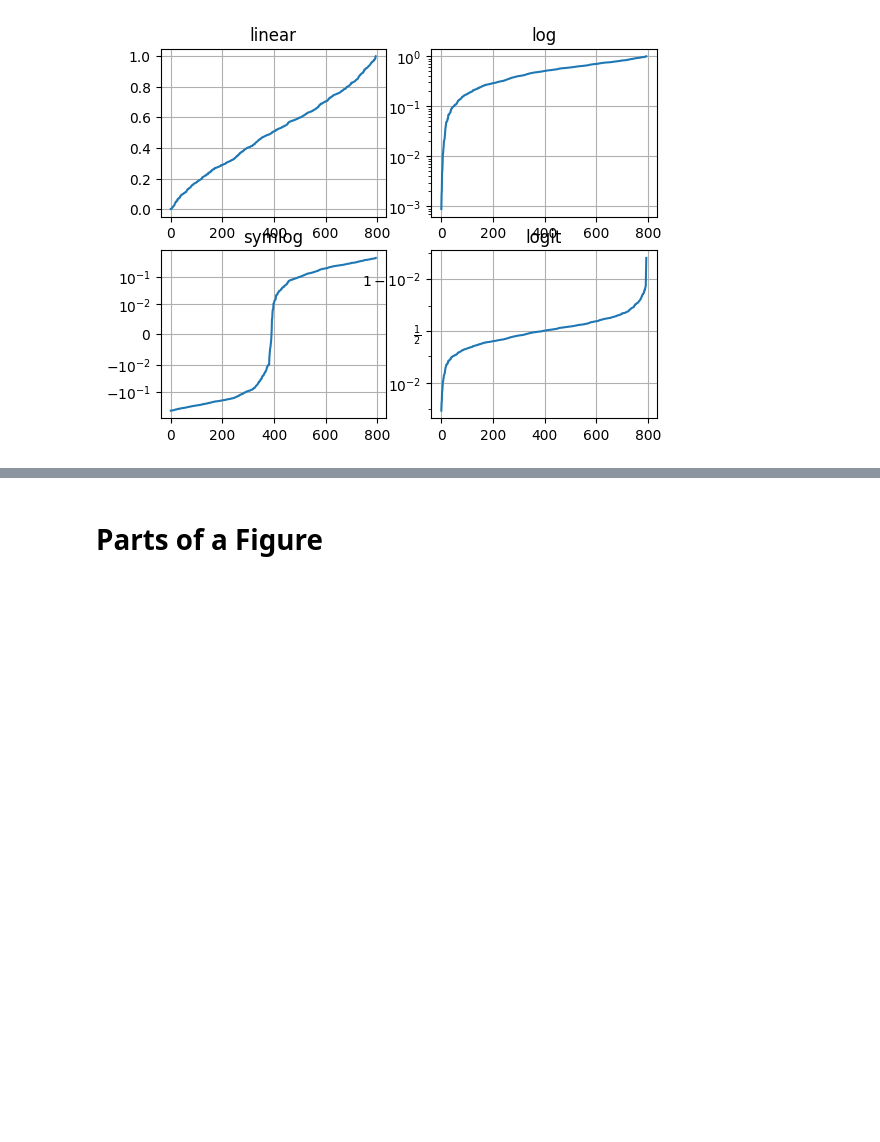
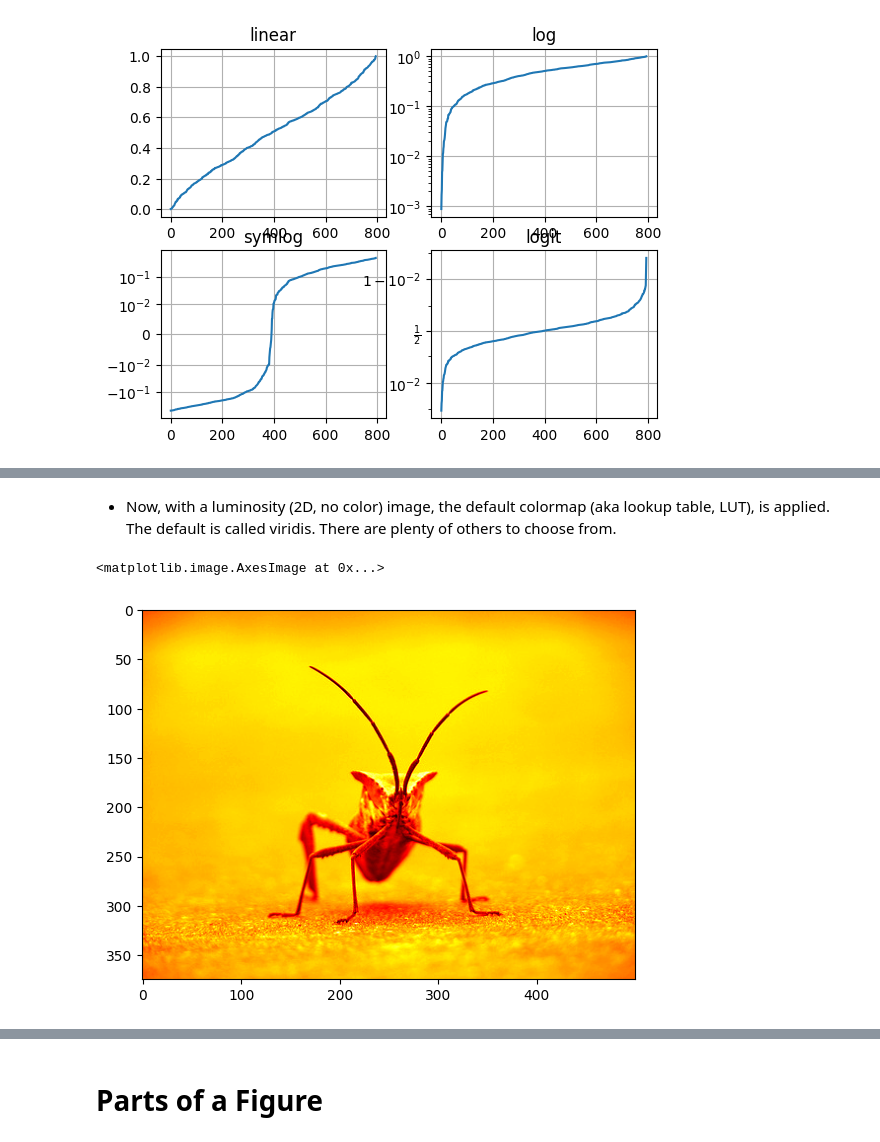
Before and after one commit to sangthebui/EDA, a Jupyter notebook: matplotlib_practice.ipynb, the cells around one changed output, grey strips where cells are left out. Saved outputs shown, nothing was run; the diff lists cells and outputs as text; code cells hidden in the pictures; blank space fills up the shorter version.

```diff
--- a/matplotlib_practice.ipynb
+++ b/matplotlib_practice.ipynb
@@ -214,0 +388,8 @@ plt.show()
+# %% [markdown]
+- Now, with a luminosity (2D, no color) image, the default colormap (aka lookup table, LUT), is applied. The default is called viridis. There are plenty of others to choose from.
+# %%
+plt.imshow(lum_img, cmap="hot")
+plt.show()
+# %% [output]
+<matplotlib.image.AxesImage at 0x...>
+[figure, added]
```
Also changed, not shown: parts of 146 cells of this notebook, 3 other files.
